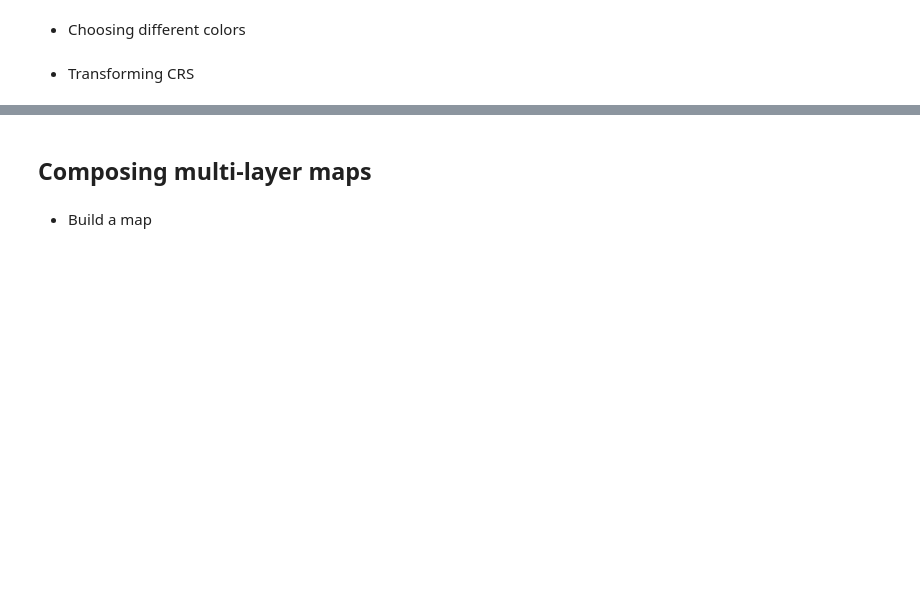
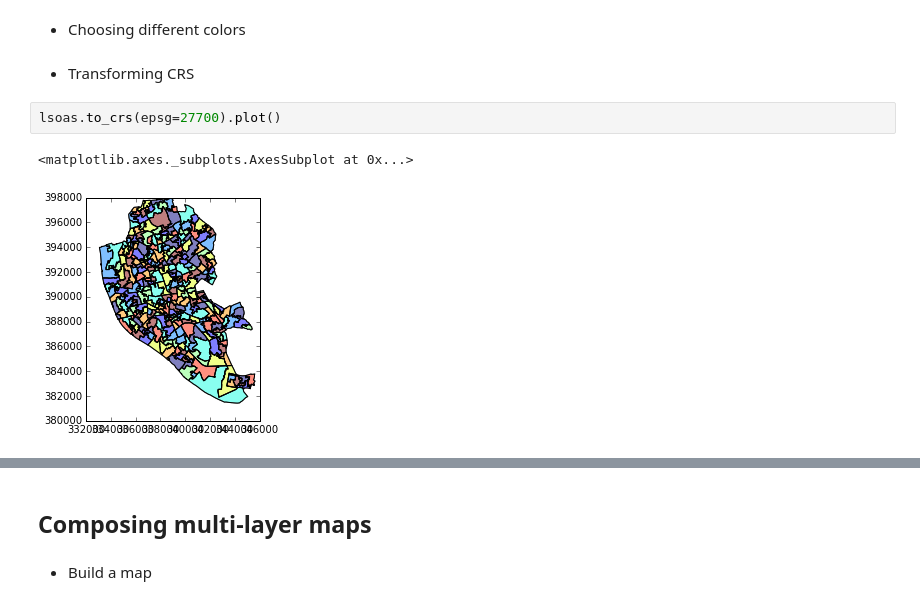
Before and after one commit to darribas/gds15, a Jupyter notebook: content/labs/lab_03.ipynb, the cells around one changed output, grey strips where cells are left out. Cells and saved outputs as stored; diff of their text form; blank space fills up the shorter version.

```diff
--- a/content/labs/lab_03.ipynb
+++ b/content/labs/lab_03.ipynb
@@ -189,3 +207,8 @@ Wall time: 2.16 s
 * Choosing different colors
 # %% [markdown]
 * Transforming CRS
+# %%
+lsoas.to_crs(epsg=27700).plot()
+# %% [output]
+<matplotlib.axes._subplots.AxesSubplot at 0x...>
+[figure, added]
```
Also changed, not shown: parts of 5 cells of this notebook, 4 other files.
